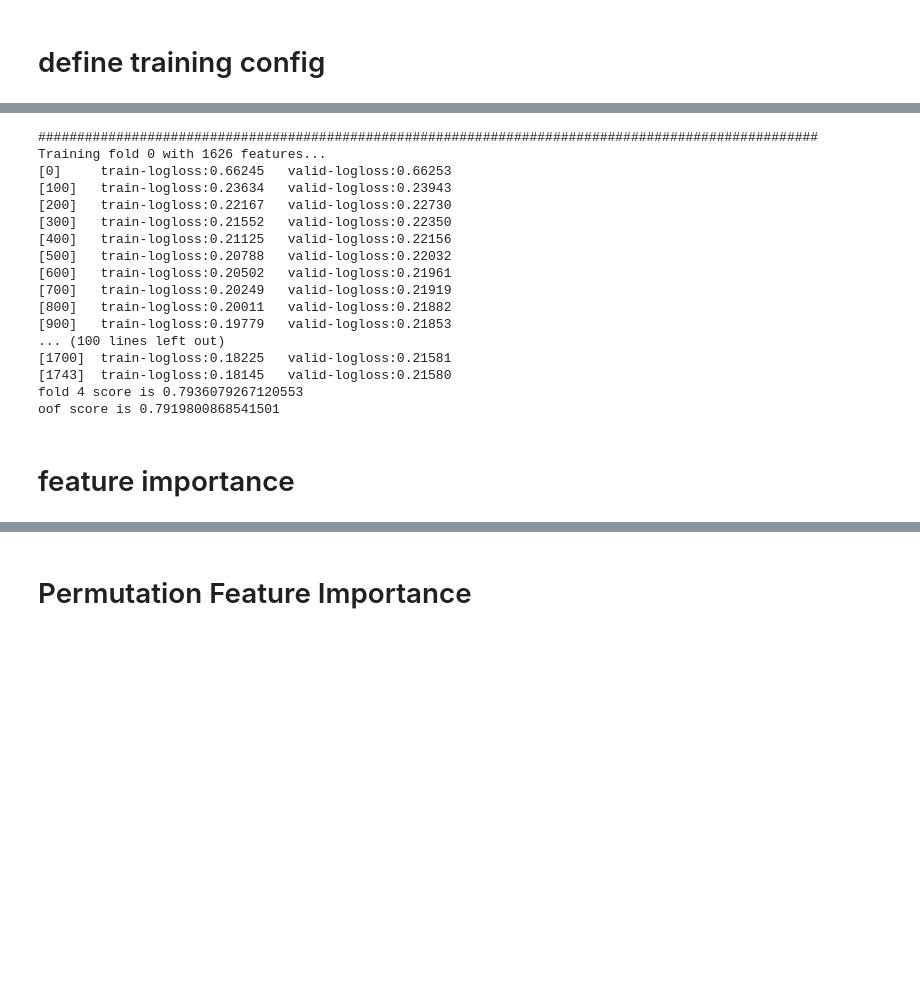
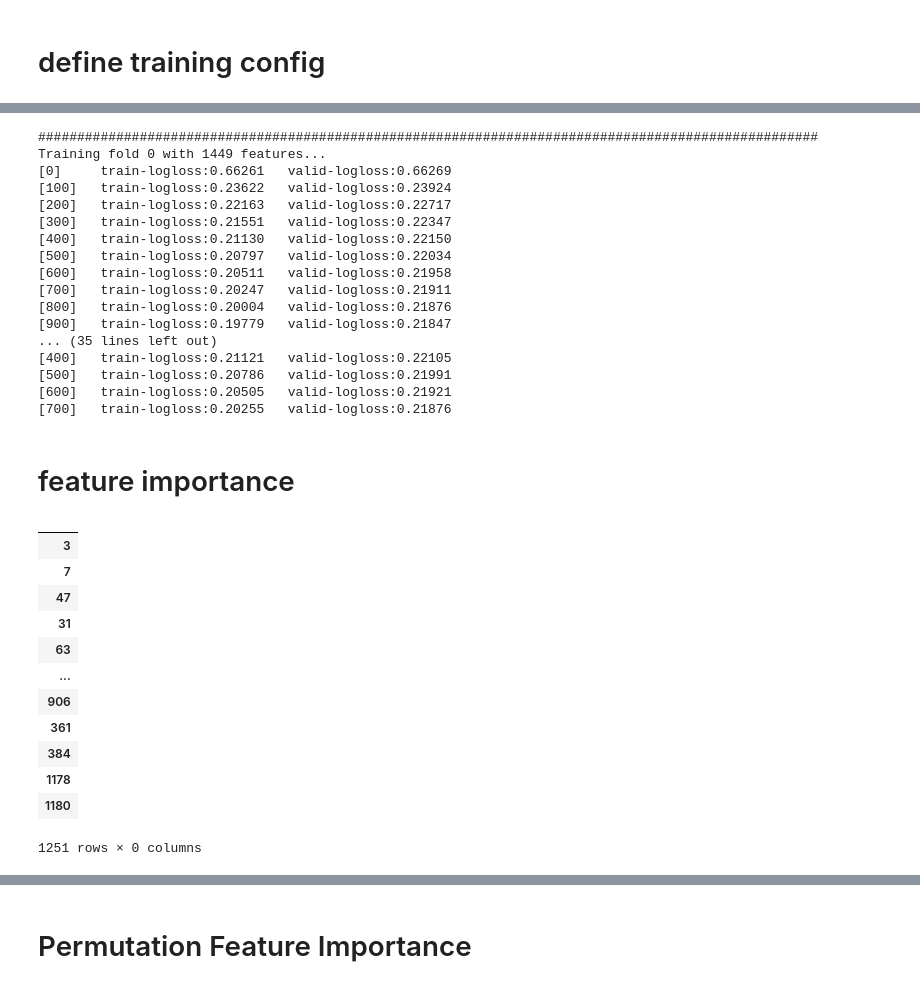
Before and after one commit to jionie/amex, a Jupyter notebook: xgb_training.ipynb, the cells around one changed output, grey strips where cells are left out. Drawn from its saved outputs; the diff is of its cells as text; code cells hidden in the pictures; blank space fills up the shorter version.

Commit message:
v1 magic D_39, not work

```diff
--- a/xgb_training.ipynb
+++ b/xgb_training.ipynb
@@ -12,7 +12,7 @@ import xgboost as xgb
 # %% [markdown]
 # load files
 # %%
-train = pd.read_parquet("../input/train_sma_observation_mean.parquet")
+train = pd.read_parquet("../input/train_sma_magic_D_39.parquet")
 # %% [markdown]
 # define loss and metric
 # %%
@@ -51,6 +55,8 @@ exclude_features = []
 exclude_features += [
     "customer_ID",
     "target",
+    "number_of_observations",
+    "magic_D_39"
 ]
 features = [col for col in train.columns if col not in exclude_features]
 target = "target"
@@ -183,22 +189,22 @@ def training(train):
 importances, oof_df = training(train)
 # %% [output]
 ####################################################################################################
-Training fold 0 with 1626 features...
-[0]     train-logloss:0.66245   valid-logloss:0.66253
-[100]   train-logloss:0.23634   valid-logloss:0.23943
-[200]   train-logloss:0.22167   valid-logloss:0.22730
-[300]   train-logloss:0.21552   valid-logloss:0.22350
-[400]   train-logloss:0.21125   valid-logloss:0.22156
-[500]   train-logloss:0.20788   valid-logloss:0.22032
-[600]   train-logloss:0.20502   valid-logloss:0.21961
-[700]   train-logloss:0.20249   valid-logloss:0.21919
-[800]   train-logloss:0.20011   valid-logloss:0.21882
-[900]   train-logloss:0.19779   valid-logloss:0.21853
-... (100 lines left out)
-[1700]  train-logloss:0.18225   valid-logloss:0.21581
-[1743]  train-logloss:0.18145   valid-logloss:0.21580
-fold 4 score is 0.7936079267120553
-oof score is 0.7919800868541501
+Training fold 0 with 1449 features...
+[0]     train-logloss:0.66261   valid-logloss:0.66269
+[100]   train-logloss:0.23622   valid-logloss:0.23924
+[200]   train-logloss:0.22163   valid-logloss:0.22717
+[300]   train-logloss:0.21551   valid-logloss:0.22347
+[400]   train-logloss:0.21130   valid-logloss:0.22150
+[500]   train-logloss:0.20797   valid-logloss:0.22034
+[600]   train-logloss:0.20511   valid-logloss:0.21958
+[700]   train-logloss:0.20247   valid-logloss:0.21911
+[800]   train-logloss:0.20004   valid-logloss:0.21876
+[900]   train-logloss:0.19779   valid-logloss:0.21847
+... (35 lines left out)
+[400]   train-logloss:0.21121   valid-logloss:0.22105
+[500]   train-logloss:0.20786   valid-logloss:0.21991
+[600]   train-logloss:0.20505   valid-logloss:0.21921
+[700]   train-logloss:0.20255   valid-logloss:0.21876
 # %% [markdown]
 # feature importance
 # %%
@@ -210,6 +216,24 @@ importance["importance"] = importance.iloc[:,1:].mean(axis=1)
 importance = importance.sort_values("importance",ascending=False)
 
 importance.to_csv("xgb_feature_importance.csv",index=False)
+# %%
+magic_features = [col for col in importance.columns if "magic" in col]
+# %%
+importance[magic_features]
+# %% [output]
+|  |
+| 3 |
+| 7 |
+| 47 |
+| 31 |
+| 63 |
+| ... |
+| 906 |
+| 361 |
+| 384 |
+| 1178 |
+| 1180 |
+1251 rows × 0 columns
 # %%
 n_features = 50
 
```
Also changed, not shown: parts of 2 cells of this notebook, 1 other file.
